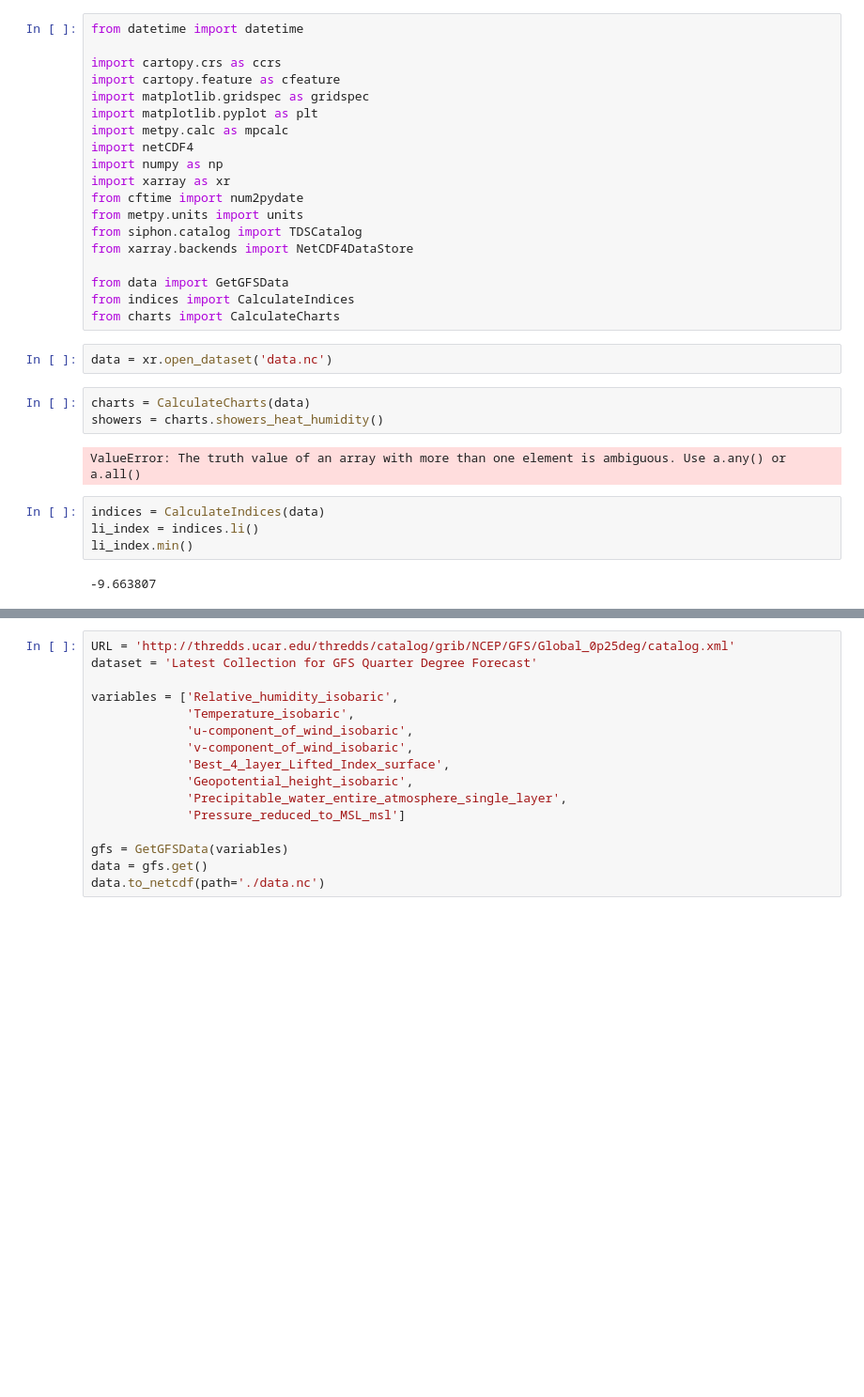
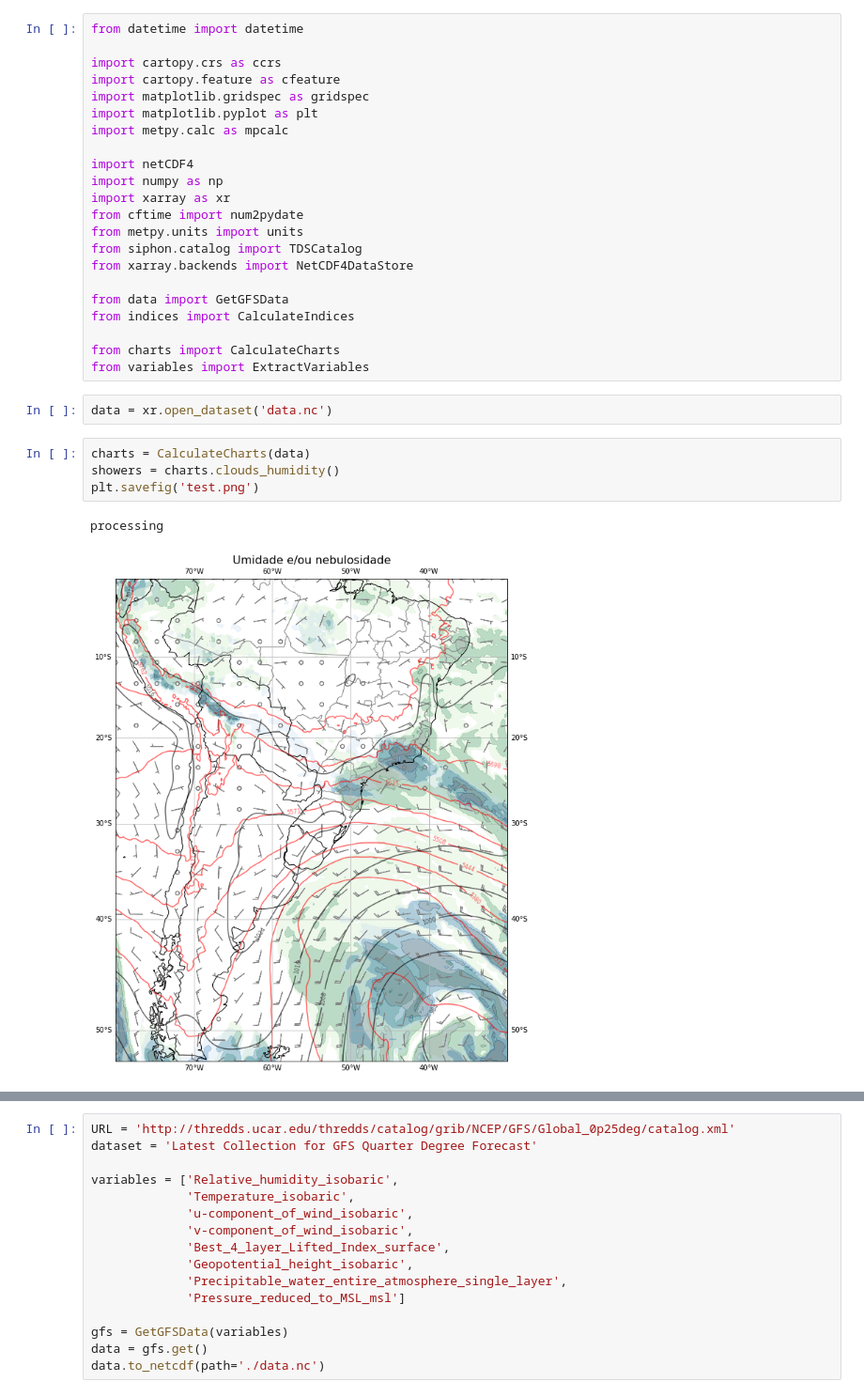
Before and after one commit to marciohssilveira/met_charts, a Jupyter notebook: plots.ipynb, the cells around one changed output, grey strips where cells are left out. Shown at 94% size. Cells and saved outputs as stored; diff of their text form; blank space fills up the shorter version.

Commit message:
first chart done

```diff
--- a/plots.ipynb
+++ b/plots.ipynb
@@ -6,6 +6,7 @@ import cartopy.feature as cfeature
 import matplotlib.gridspec as gridspec
 import matplotlib.pyplot as plt
 import metpy.calc as mpcalc
+
 import netCDF4
 import numpy as np
 import xarray as xr
@@ -16,17 +17,15 @@ from xarray.backends import NetCDF4DataStore
 
 from data import GetGFSData
 from indices import CalculateIndices
+
 from charts import CalculateCharts
+from variables import ExtractVariables
 # %%
 data = xr.open_dataset('data.nc')
 # %%
 charts = CalculateCharts(data)
-showers = charts.showers_heat_humidity()
+showers = charts.clouds_humidity()
+plt.savefig('test.png')
 # %% [output]
-ValueError: The truth value of an array with more than one element is ambiguous. Use a.any() or a.all()
+processing
+[figure, added]
-# %%
-indices = CalculateIndices(data)
-li_index = indices.li()
-li_index.min()
-# %% [output]
--9.663807
```
Also changed, not shown: parts of 1 cell of this notebook, 3 other files.
